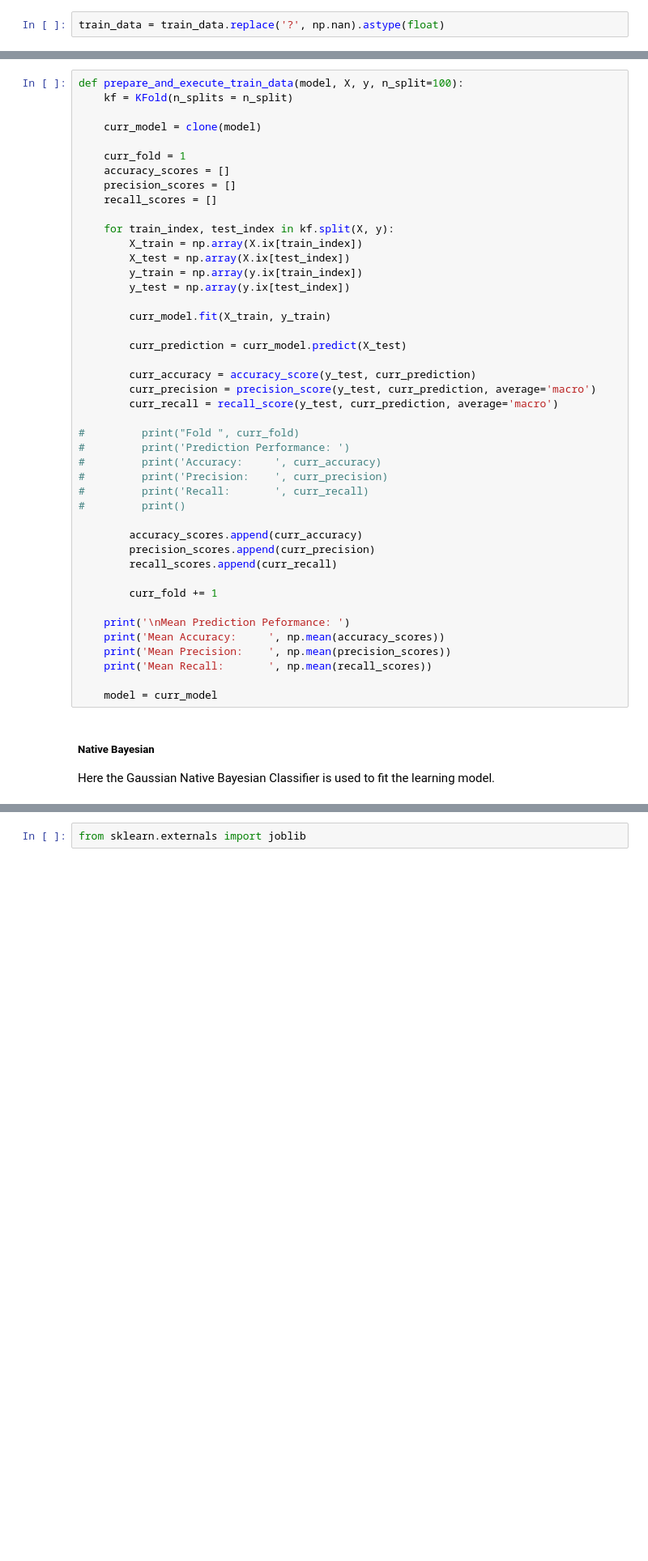
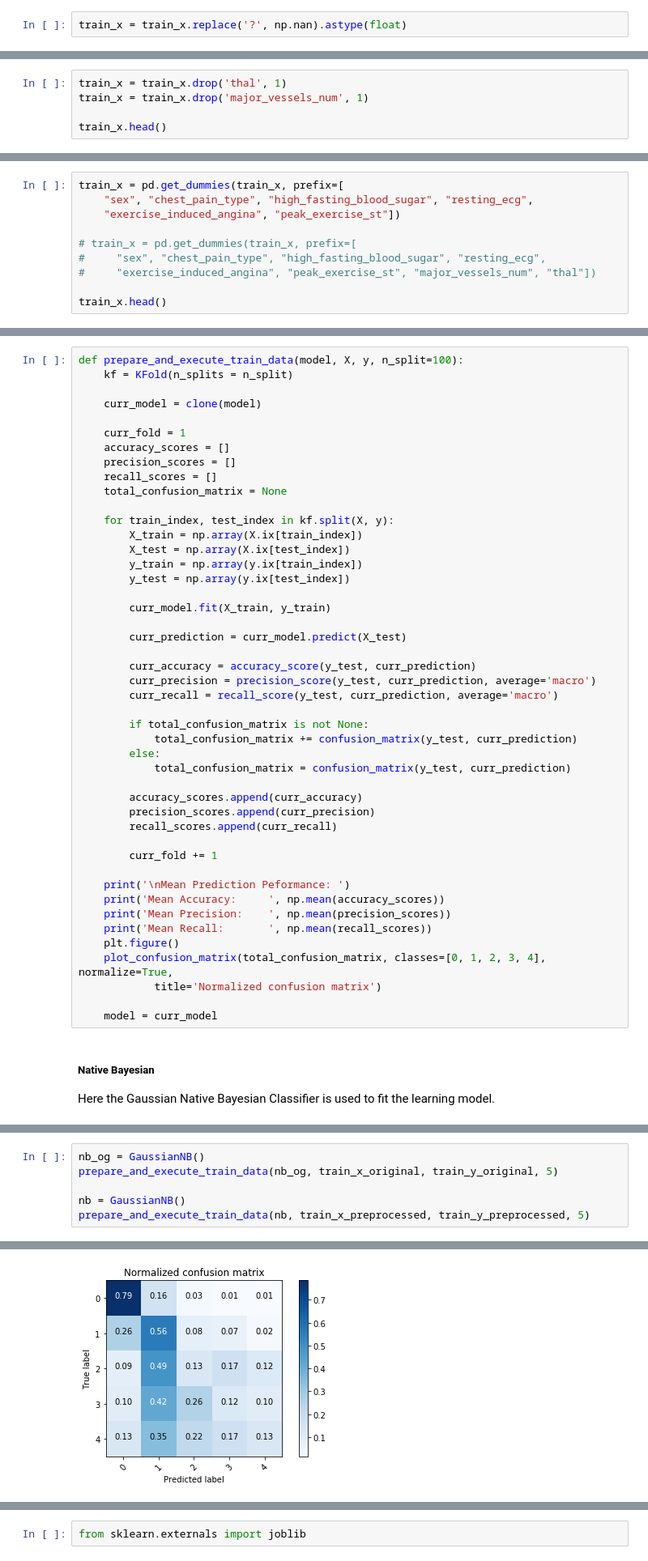
Before and after one commit to yusufrahmatp/modelHeartDisease, a Jupyter notebook: notebooks/Heart Disease Model.ipynb, the cells around one changed output, grey strips where cells are left out. Shown at 81% size. Cells and saved outputs as stored; diff of their text form; blank space fills up the shorter version.

```diff
--- a/notebooks/Heart Disease Model.ipynb
+++ b/notebooks/Heart Disease Model.ipynb
@@ -41,6 +47,6 @@ The data are preprocessed here. Some data contain unknown value in some of their
 
 The string '?' that represents the unknown value is replaced with NaN to make data uniformly numeric, and all data are cast into float to process NaN as well (NaN is represented as float in Numpy).
 # %%
-train_data = train_data.replace('?', np.nan).astype(float)
+train_x = train_x.replace('?', np.nan).astype(float)
 # %% [markdown]
 For now, mean of each attributes is used to input value to the unknown-valued data for the free-discrete attributes, and mode of each attributes is used for the ranged discrete attributes.
@@ -59,0 +76,5 @@ train_data.head()
+# %%
+train_x = train_x.drop('thal', 1)
+train_x = train_x.drop('major_vessels_num', 1)
+
+train_x.head()
@@ -59,0 +90,10 @@ train_data.head()
+# %%
+train_x = pd.get_dummies(train_x, prefix=[
+    "sex", "chest_pain_type", "high_fasting_blood_sugar", "resting_ecg",
+    "exercise_induced_angina", "peak_exercise_st"])
+
+# train_x = pd.get_dummies(train_x, prefix=[
+#     "sex", "chest_pain_type", "high_fasting_blood_sugar", "resting_ecg",
+#     "exercise_induced_angina", "peak_exercise_st", "major_vessels_num", "thal"])
+
+train_x.head()
@@ -87,6 +199,7 @@ def prepare_and_execute_train_data(model, X, y, n_split=100):
     accuracy_scores = []
     precision_scores = []
     recall_scores = []
+    total_confusion_matrix = None
 
     for train_index, test_index in kf.split(X, y):
         X_train = np.array(X.ix[train_index])
@@ -102,12 +215,10 @@ def prepare_and_execute_train_data(model, X, y, n_split=100):
         curr_precision = precision_score(y_test, curr_prediction, average='macro')
         curr_recall = recall_score(y_test, curr_prediction, average='macro')
 
-#         print("Fold ", curr_fold)
-#         print('Prediction Performance: ')
-#         print('Accuracy:     ', curr_accuracy)
-#         print('Precision:    ', curr_precision)
-#         print('Recall:       ', curr_recall)
-#         print()
+        if total_confusion_matrix is not None:
+            total_confusion_matrix += confusion_matrix(y_test, curr_prediction)
+        else:
+            total_confusion_matrix = confusion_matrix(y_test, curr_prediction)
 
         accuracy_scores.append(curr_accuracy)
         precision_scores.append(curr_precision)
@@ -119,6 +230,9 @@ def prepare_and_execute_train_data(model, X, y, n_split=100):
     print('Mean Accuracy:     ', np.mean(accuracy_scores))
     print('Mean Precision:    ', np.mean(precision_scores))
     print('Mean Recall:       ', np.mean(recall_scores))
+    plt.figure()
+    plot_confusion_matrix(total_confusion_matrix, classes=[0, 1, 2, 3, 4], normalize=True,
+            title='Normalized confusion matrix')
 
     model = curr_model
 # %% [markdown]
@@ -134,0 +241,7 @@ Mean Recall:        0.3457177102350929
+# %%
+nb_og = GaussianNB()
+prepare_and_execute_train_data(nb_og, train_x_original, train_y_original, 5)
+
+nb = GaussianNB()
+prepare_and_execute_train_data(nb, train_x_preprocessed, train_y_preprocessed, 5)
+# %% [output]
@@ -134,0 +257 @@ Mean Recall:        0.3457177102350929
+[figure, added]
```
Also changed, not shown: parts of 24 cells of this notebook, 1 other file.
